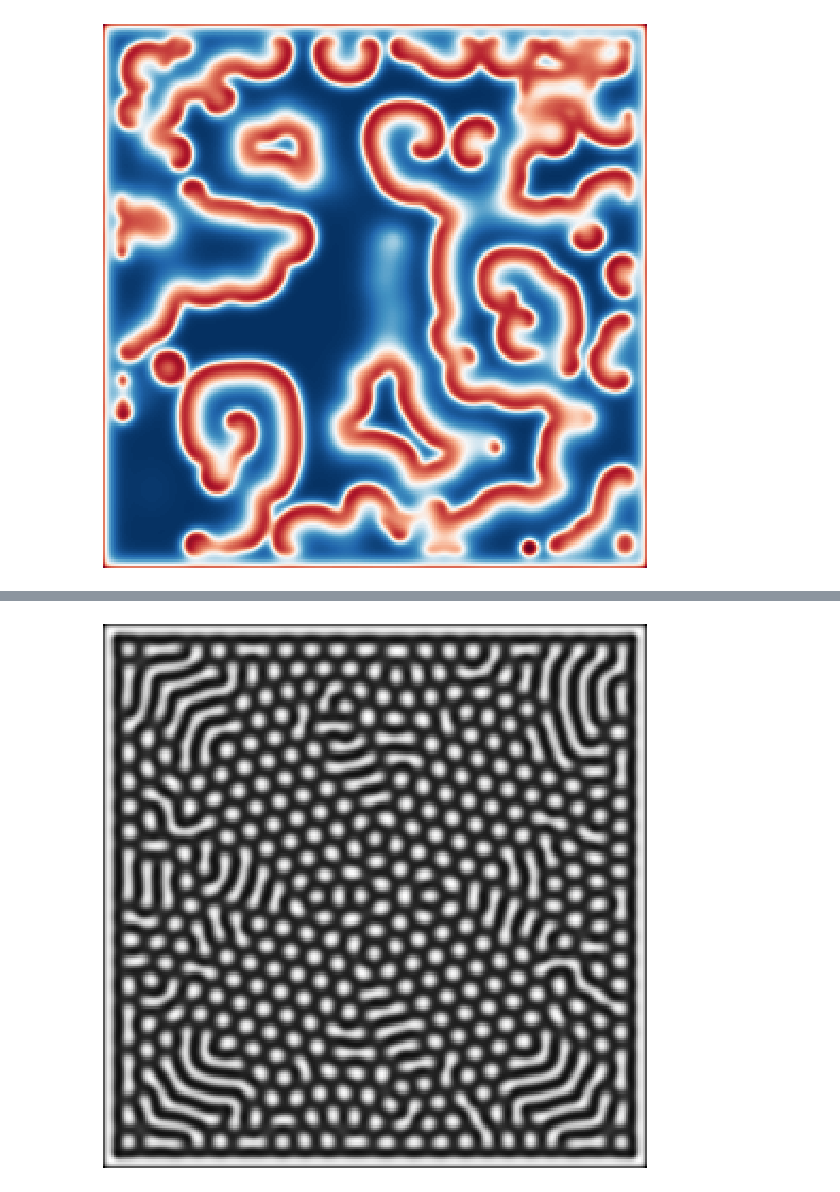
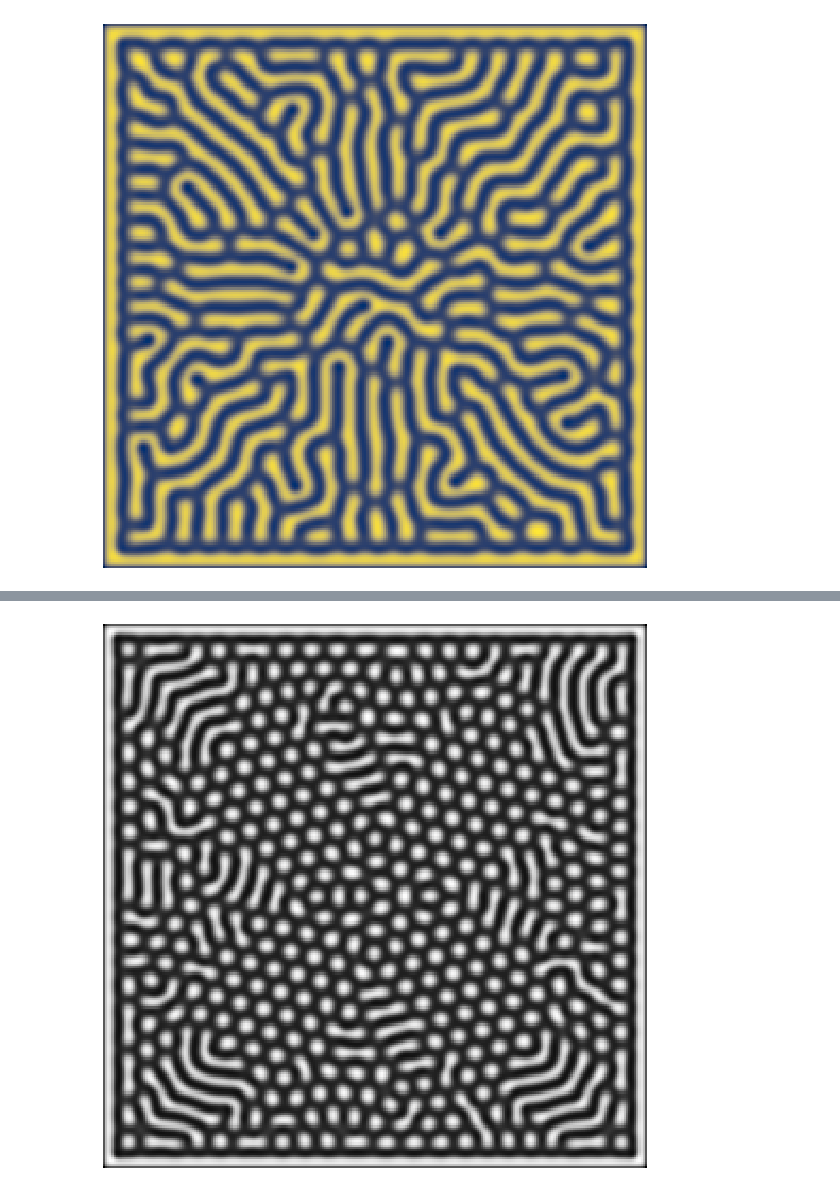
Before and after one commit to bfbarry/AutomaDrawn, a Jupyter notebook: ReactionDiffusion/reaction_diffusion.ipynb, the cells around one changed output, grey strips where cells are left out. Saved outputs shown, nothing was run; the diff lists cells and outputs as text; code cells hidden in the pictures.

```diff
--- a/ReactionDiffusion/reaction_diffusion.ipynb
+++ b/ReactionDiffusion/reaction_diffusion.ipynb
@@ -84,7 +86,7 @@ class ReactionDiffusion:
         N = self.N
         a = self.a.flatten() # reshapes to be right size for dot product with L
         b = self.b.flatten()
-        plt.figure(figsize=(10, 10))
+        plt.figure(figsize=(14, 14))
         for i in range(Nt): # Euler method iteration
             abb = a*b*b
             a += (Da*L.dot(a) - abb + F*(1-a))
@@ -107,5 +121,5 @@ class ReactionDiffusion:
 # %%
 rd = ReactionDiffusion(256)
-rd.evolve(Nt=32000, **patterns['spiral'])
+rd.evolve(Nt=32000, **patterns['coral'], cmap=plt.cm.cividis)
 # %% [output]
-[figure, old version]
+[figure, new version]
```
Also changed, not shown: parts of 6 cells of this notebook, 6 other files.
